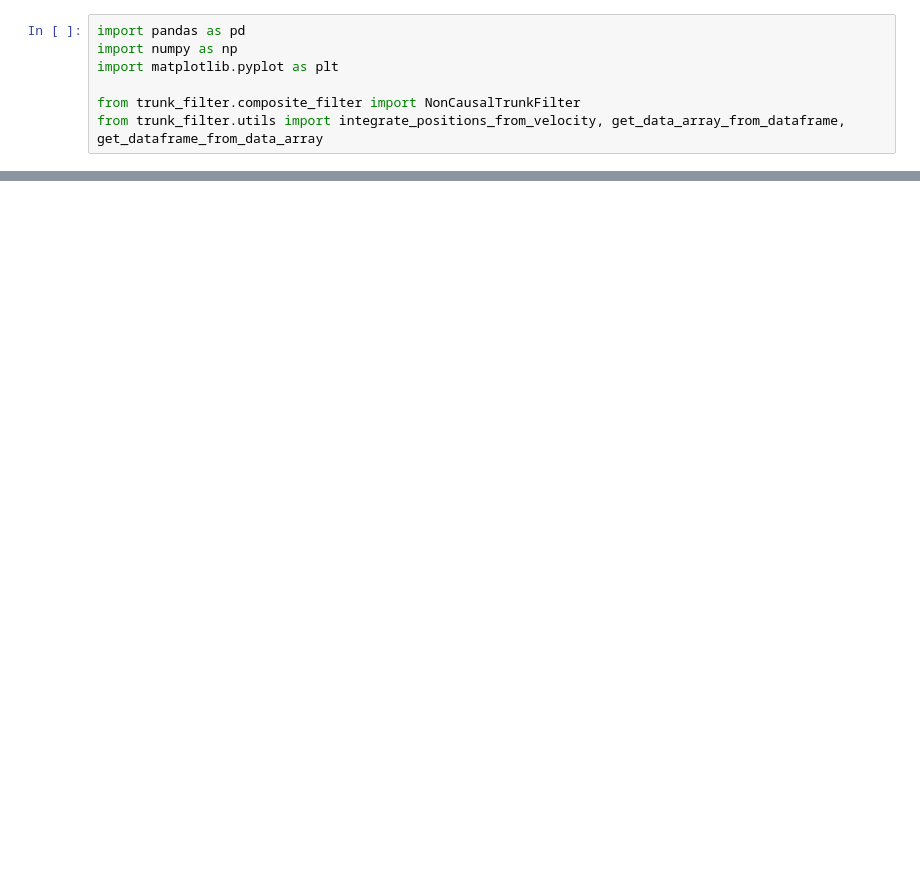
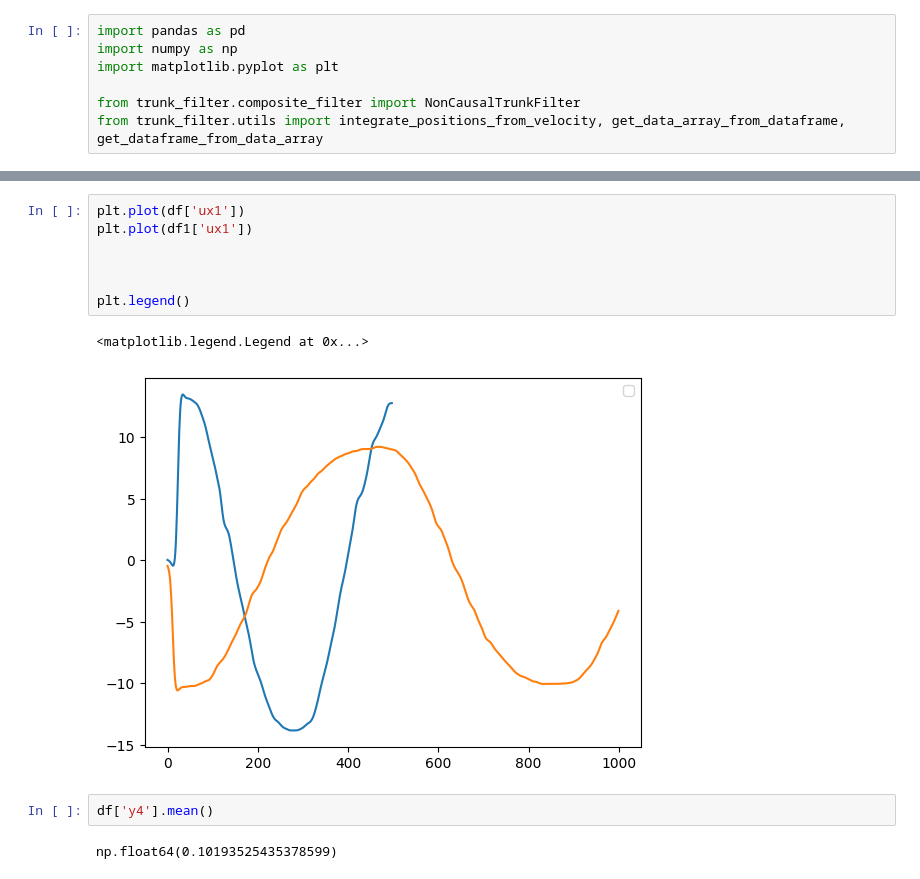
Before and after one commit to patrick-benito/trunk-gnn, a Jupyter notebook: scripts/visualize_dataset.ipynb, the cells around one changed output, grey strips where cells are left out. Drawn from its saved outputs; the diff is of its cells as text; blank space fills up the shorter version.

```diff
--- a/scripts/visualize_dataset.ipynb
+++ b/scripts/visualize_dataset.ipynb
@@ -64,0 +39,14 @@ plt.show()
+# %%
+plt.plot(df['ux1'])
+plt.plot(df1['ux1'])
+
+
+
+plt.legend()
+# %% [output]
+<matplotlib.legend.Legend at 0x...>
+[figure, added]
+# %%
+df['y4'].mean()
+# %% [output]
+np.float64(0.10193525435378599)
```
Also changed, not shown: parts of 12 cells of this notebook, 3 other files.
